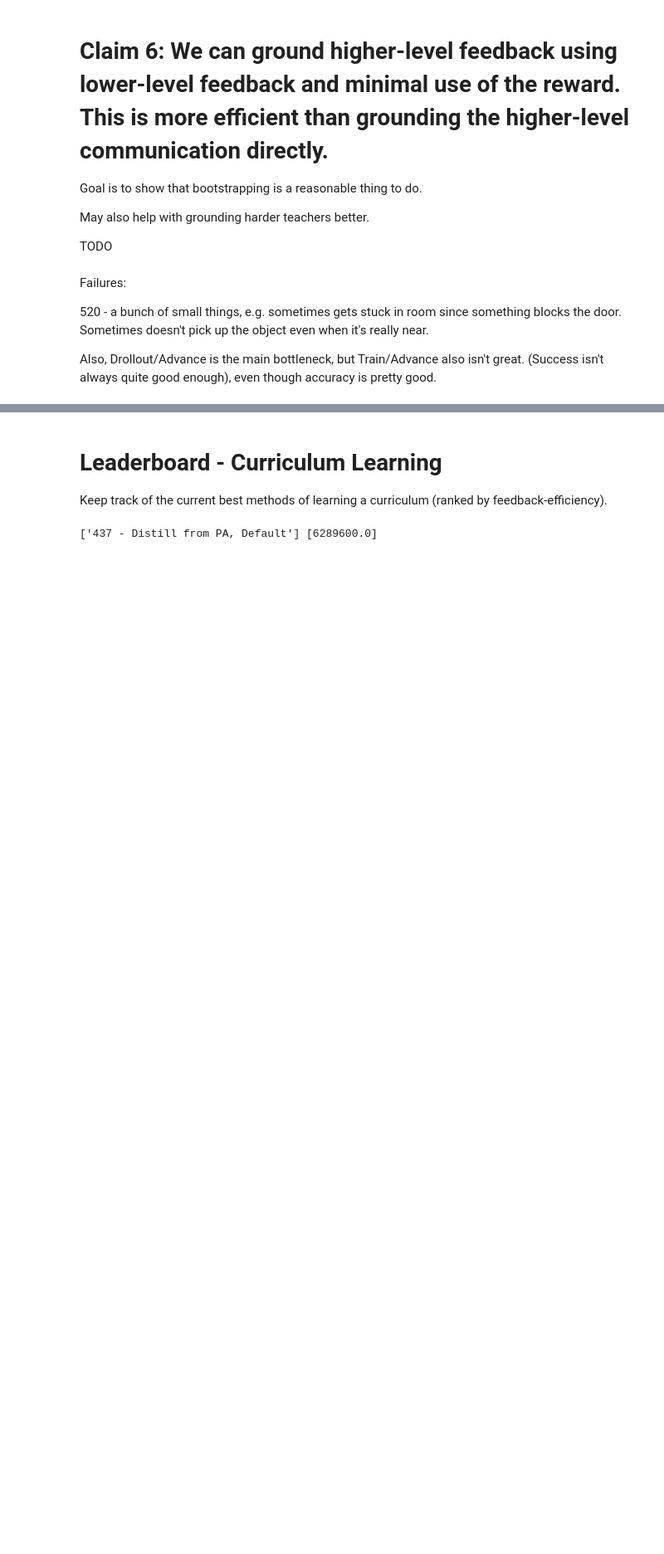
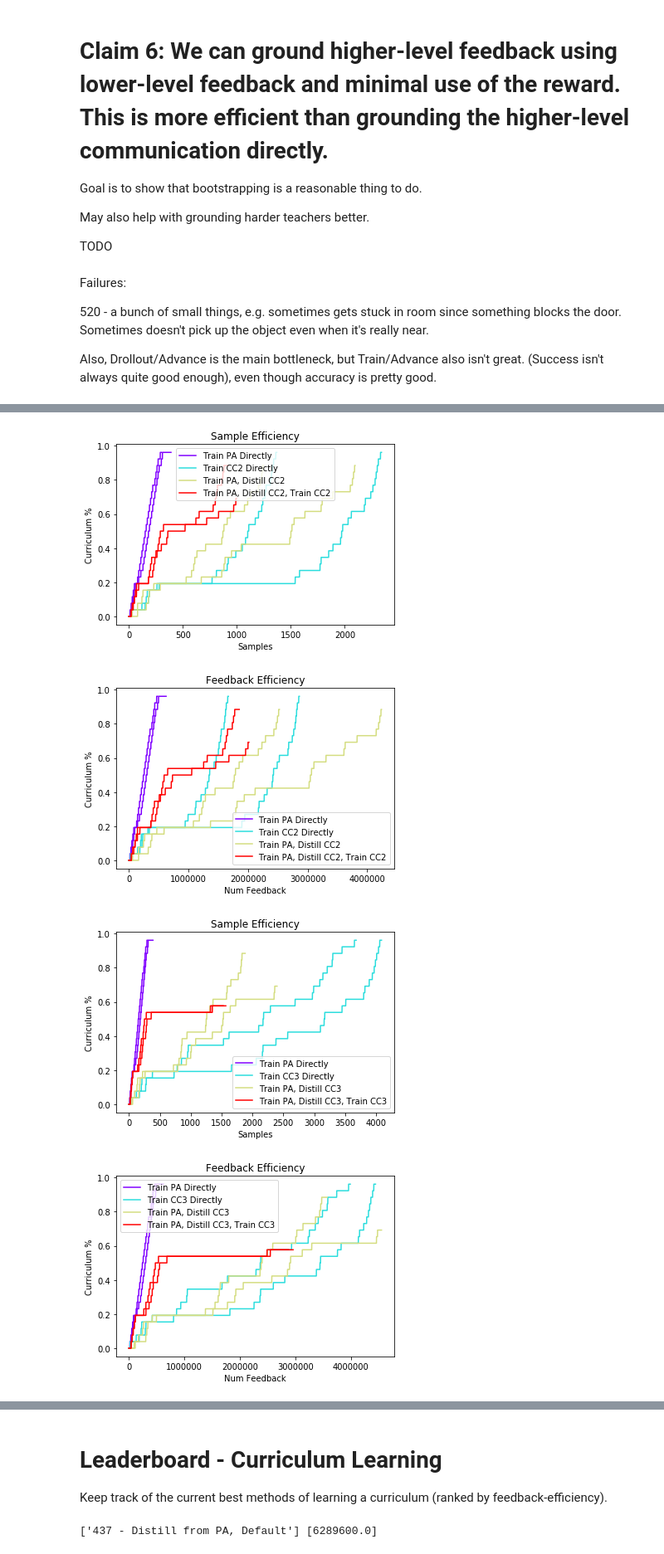
Before and after one commit to rll-research/teachable, a Jupyter notebook: Plots.ipynb, the cells around one changed output, grey strips where cells are left out. Shown: that part at 83% size. Drawn from its saved outputs; the diff is of its cells as text; code cells hidden in the pictures; blank space fills up the shorter version.

```diff
--- a/Plots.ipynb
+++ b/Plots.ipynb
@@ -341,0 +272,32 @@ plot_curriculum(data_names, 'feedback')
+# %%
+data_names = [
+    ([539, 540], 'Train PA Directly'),
+    ([543, 544], 'Train CC2 Directly'),
+    ([557, 558], 'Train PA, Distill CC2'),
+    ([563, 564], 'Train PA, Distill CC2, Train CC2'),
+]
+plot_curriculum(data_names, 'samples')
+plot_curriculum(data_names, 'feedback')
+
+data_names = [
+    ([539, 540], 'Train PA Directly'),
+    ([545, 546], 'Train CC3 Directly'),
+    ([559, 560], 'Train PA, Distill CC3'),
+    ([565, 566], 'Train PA, Distill CC3, Train CC3'),
+]
+plot_curriculum(data_names, 'samples')
+plot_curriculum(data_names, 'feedback')
+
+data_names = [
+    ([539, 540], 'Train PA Directly'),
+    ([547, 548], 'Train SUB Directly'),
+    ([561, 562], 'Train PA, Distill SUB'),
+    ([567, 568], 'Train PA, Distill SUB, Train SUB'),
+]
+plot_curriculum(data_names, 'samples')
+plot_curriculum(data_names, 'feedback')
+# %% [output]
+[figure, added]
+[figure, added]
+[figure, added]
+[figure, added]
```
Also changed, not shown: parts of 14 cells of this notebook.
